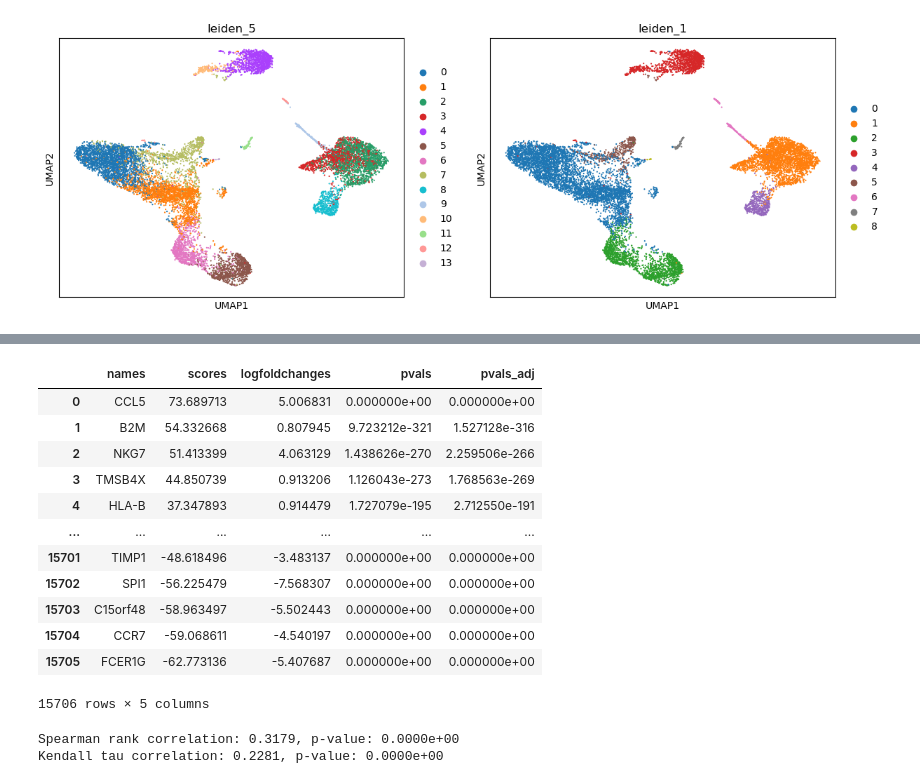
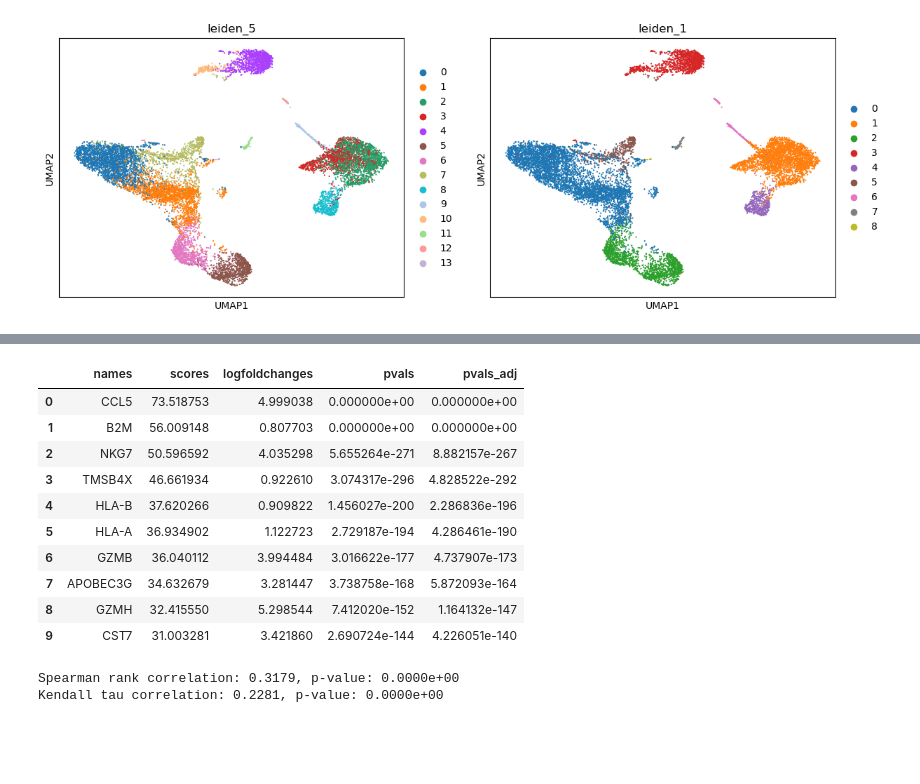
Before and after one commit to okviman/DE-ZILN, a Jupyter notebook: notebooks/scrnaseq_reanalyses/scrnaseq_resolutions.ipynb, the cells around one changed output, grey strips where cells are left out. Cells and saved outputs as stored; diff of their text form; code cells hidden in the pictures; blank space fills up the shorter version.

```diff
--- a/notebooks/scrnaseq_reanalyses/scrnaseq_resolutions.ipynb
+++ b/notebooks/scrnaseq_reanalyses/scrnaseq_resolutions.ipynb
@@ -6,8 +74,8 @@ import gseapy as gp
 # %%
-adata = sc.read(
-    "kang_counts_25k.h5ad", backup_url="https://figshare.com/ndownloader/files/34464122"
-)
-adata
+# adata = sc.read(
+#     "kang_counts_25k.h5ad", backup_url="https://figshare.com/ndownloader/files/34464122"
+# )
+# adata
 # %% [output]
 AnnData object with n_obs × n_vars = 24673 × 15706
     obs: 'nCount_RNA', 'nFeature_RNA', 'tsne1', 'tsne2', 'label', 'cluster', 'cell_type', 'replicate', 'nCount_SCT', 'nFeature_SCT', 'integrated_snn_res.0.4', 'seurat_clusters'
@@ -63 +133,5 @@ sc.pl.umap(adata, color=['leiden_1', 'cell_type'])
 [figure]
+# %%
+adata.obs['cell_subtype'] = adata.obs['cell_type']
+adata.obs['cell_type'] = adata.obs['cell_type'].str.replace('CD14+ Monocytes', 'Monocyte')
+adata.obs['cell_type'] = adata.obs['cell_type'].str.replace('FCGR3A+ Monocytes', 'Monocyte')
@@ -93,6 +274,6 @@ sc.pl.umap(adata, color=['MS4A1', 'CD3D'])
 # %%
 sc.tl.rank_genes_groups(adata, "leiden_5", method="t-test",corr_method="bonferroni")
 # %%
-df_2_4 = sc.get.rank_genes_groups_df(adata, group="2",)
-df_2_5 = sc.get.rank_genes_groups_df(adata, group="3", reference="2")
+df_2_4 = sc.get.rank_genes_groups_df(adata, group="5",)
+df_2_5 = sc.get.rank_genes_groups_df(adata, group="6")
 # %%
@@ -114,19 +293,17 @@ df_2_4
 # %%
-df_2_5
+df_2_5.head(10)
 # %% [output]
 |  | names | scores | logfoldchanges | pvals | pvals_adj |
-| 0 | CCL5 | 73.689713 | 5.006831 | 0.000000e+00 | 0.000000e+00 |
-| 1 | B2M | 54.332668 | 0.807945 | 9.723212e-321 | 1.527128e-316 |
-| 2 | NKG7 | 51.413399 | 4.063129 | 1.438626e-270 | 2.259506e-266 |
-| 3 | TMSB4X | 44.850739 | 0.913206 | 1.126043e-273 | 1.768563e-269 |
-| 4 | HLA-B | 37.347893 | 0.914479 | 1.727079e-195 | 2.712550e-191 |
-| ... | ... | ... | ... | ... | ... |
-| 15701 | TIMP1 | -48.618496 | -3.483137 | 0.000000e+00 | 0.000000e+00 |
-| 15702 | SPI1 | -56.225479 | -7.568307 | 0.000000e+00 | 0.000000e+00 |
-| 15703 | C15orf48 | -58.963497 | -5.502443 | 0.000000e+00 | 0.000000e+00 |
-| 15704 | CCR7 | -59.068611 | -4.540197 | 0.000000e+00 | 0.000000e+00 |
-| 15705 | FCER1G | -62.773136 | -5.407687 | 0.000000e+00 | 0.000000e+00 |
+| 0 | CCL5 | 73.518753 | 4.999038 | 0.000000e+00 | 0.000000e+00 |
+| 1 | B2M | 56.009148 | 0.807703 | 0.000000e+00 | 0.000000e+00 |
+| 2 | NKG7 | 50.596592 | 4.035298 | 5.655264e-271 | 8.882157e-267 |
+| 3 | TMSB4X | 46.661934 | 0.922610 | 3.074317e-296 | 4.828522e-292 |
+| 4 | HLA-B | 37.620266 | 0.909822 | 1.456027e-200 | 2.286836e-196 |
+| 5 | HLA-A | 36.934902 | 1.122723 | 2.729187e-194 | 4.286461e-190 |
+| 6 | GZMB | 36.040112 | 3.994484 | 3.016622e-177 | 4.737907e-173 |
+| 7 | APOBEC3G | 34.632679 | 3.281447 | 3.738758e-168 | 5.872093e-164 |
+| 8 | GZMH | 32.415550 | 5.298544 | 7.412020e-152 | 1.164132e-147 |
+| 9 | CST7 | 31.003281 | 3.421860 | 2.690724e-144 | 4.226051e-140 |
-15706 rows × 5 columns
 # %%
 # Compare children with parent
 from scipy.stats import wilcoxon, spearmanr, kendalltau, rankdata
```
Also changed, not shown: parts of 37 cells of this notebook.
